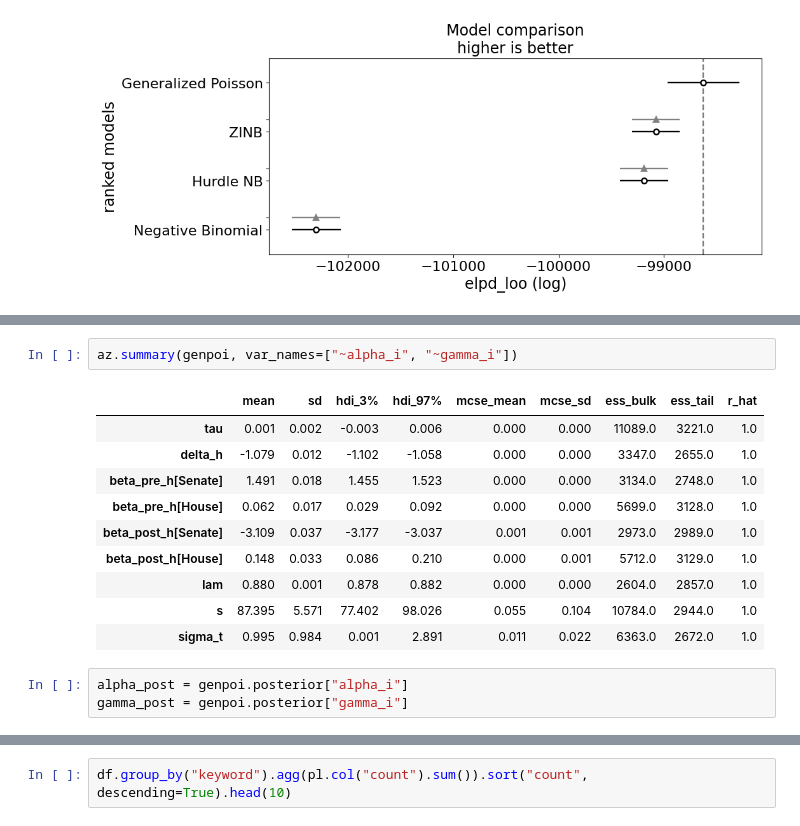
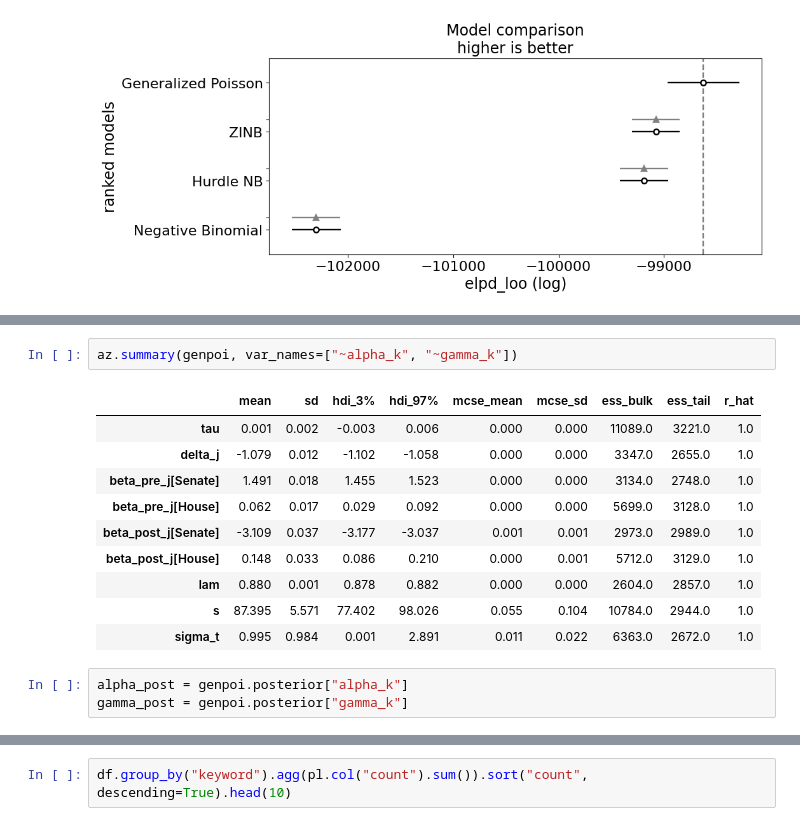
Before and after one commit to muziejus/stat-5224-final-project, a Jupyter notebook: project-code.ipynb, the cells around one changed output, grey strips where cells are left out. Drawn from its saved outputs; the diff is of its cells as text.

```diff
--- a/project-code.ipynb
+++ b/project-code.ipynb
@@ -609,21 +609,21 @@ cmp_loo
 | Hurdle NB | 2 | -99189.720981 | 80.125285 | 564.397162 | 2.721711e-01 | 228.077526 | 228.124469 | False | log |
 | Negative Binomial | 3 | -102303.454792 | 45.779634 | 3678.130972 | 0.000000e+00 | 232.778038 | 230.726970 | False | log |
 # %%
-az.summary(genpoi, var_names=["~alpha_i", "~gamma_i"])
+az.summary(genpoi, var_names=["~alpha_k", "~gamma_k"])
 # %% [output]
 |  | mean | sd | hdi_3% | hdi_97% | mcse_mean | mcse_sd | ess_bulk | ess_tail | r_hat |
 | tau | 0.001 | 0.002 | -0.003 | 0.006 | 0.000 | 0.000 | 11089.0 | 3221.0 | 1.0 |
-| delta_h | -1.079 | 0.012 | -1.102 | -1.058 | 0.000 | 0.000 | 3347.0 | 2655.0 | 1.0 |
-| beta_pre_h[Senate] | 1.491 | 0.018 | 1.455 | 1.523 | 0.000 | 0.000 | 3134.0 | 2748.0 | 1.0 |
-| beta_pre_h[House] | 0.062 | 0.017 | 0.029 | 0.092 | 0.000 | 0.000 | 5699.0 | 3128.0 | 1.0 |
-| beta_post_h[Senate] | -3.109 | 0.037 | -3.177 | -3.037 | 0.001 | 0.001 | 2973.0 | 2989.0 | 1.0 |
-| beta_post_h[House] | 0.148 | 0.033 | 0.086 | 0.210 | 0.000 | 0.001 | 5712.0 | 3129.0 | 1.0 |
+| delta_j | -1.079 | 0.012 | -1.102 | -1.058 | 0.000 | 0.000 | 3347.0 | 2655.0 | 1.0 |
+| beta_pre_j[Senate] | 1.491 | 0.018 | 1.455 | 1.523 | 0.000 | 0.000 | 3134.0 | 2748.0 | 1.0 |
+| beta_pre_j[House] | 0.062 | 0.017 | 0.029 | 0.092 | 0.000 | 0.000 | 5699.0 | 3128.0 | 1.0 |
+| beta_post_j[Senate] | -3.109 | 0.037 | -3.177 | -3.037 | 0.001 | 0.001 | 2973.0 | 2989.0 | 1.0 |
+| beta_post_j[House] | 0.148 | 0.033 | 0.086 | 0.210 | 0.000 | 0.001 | 5712.0 | 3129.0 | 1.0 |
 | lam | 0.880 | 0.001 | 0.878 | 0.882 | 0.000 | 0.000 | 2604.0 | 2857.0 | 1.0 |
 | s | 87.395 | 5.571 | 77.402 | 98.026 | 0.055 | 0.104 | 10784.0 | 2944.0 | 1.0 |
 | sigma_t | 0.995 | 0.984 | 0.001 | 2.891 | 0.011 | 0.022 | 6363.0 | 2672.0 | 1.0 |
 # %%
-alpha_post = genpoi.posterior["alpha_i"]
-gamma_post = genpoi.posterior["gamma_i"]
+alpha_post = genpoi.posterior["alpha_k"]
+gamma_post = genpoi.posterior["gamma_k"]
 # %%
 alpha_med = alpha_post.median(("chain", "draw"))
 gamma_med = gamma_post.median(("chain", "draw"))
```
Also changed, not shown: parts of 7 cells of this notebook.
